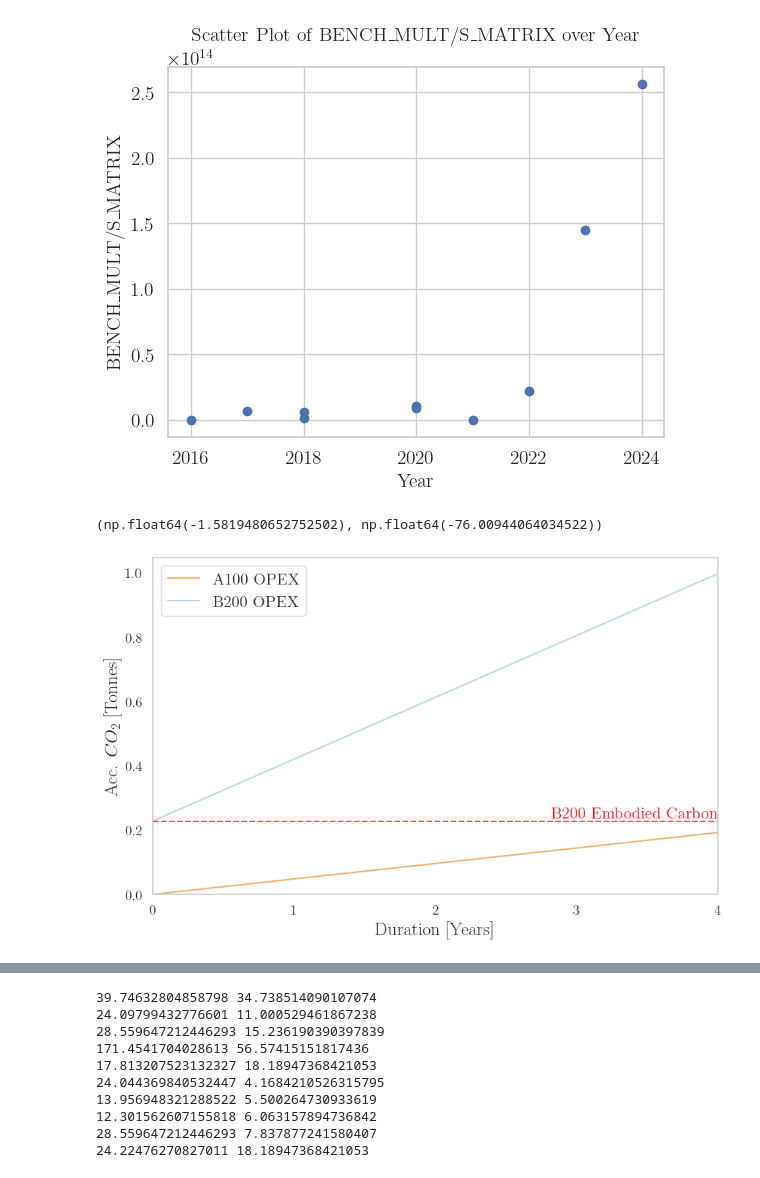
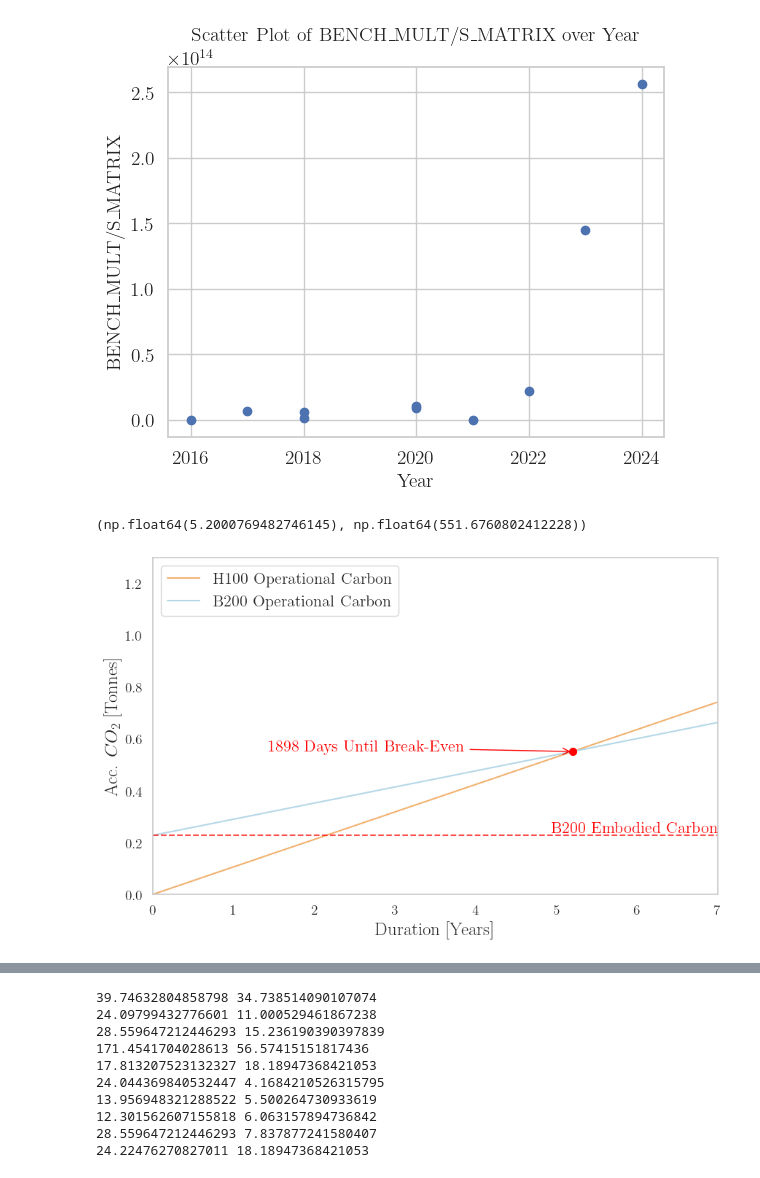
Before and after one commit to hpides/gpu-lifecycle-analysis, a Jupyter notebook: notebooks/trends.ipynb, the cells around one changed output, grey strips where cells are left out. Cells and saved outputs as stored; diff of their text form; code cells hidden in the pictures.

Commit message:
final plots done

```diff
--- a/notebooks/trends.ipynb
+++ b/notebooks/trends.ipynb
@@ -79,7 +79,7 @@ metrics_cols = [col for col, _, _ in metrics]
 
 averages_exclude_last = df_exclude_last[metrics_cols].mean()
 averages_exclude_last_two = df_exclude_last_two[metrics_cols].mean()
-averages_exclude_last_three = df_exclude_last_three[metrics_cols].mean() * 100000000
+averages_exclude_last_three = df_exclude_last_three[metrics_cols].mean()
 
 print("=== Averages (excluding last entry) ===")
 for col, (_, title, unit) in zip(metrics_cols, metrics):
@@ -100,7 +100,7 @@ for ax, (col, title, ylabel) in zip(axes, metrics):
         data=df_sorted,
         x="LABEL", y=col,
         marker="o", linewidth=2,
-        ax=ax, color="C0"
+        ax=ax, color="#F1B16E"
     )
     ax.set_title(title, fontsize=16, weight="bold")
     ax.set_ylabel(ylabel, fontsize=18)
@@ -424,12 +424,12 @@ from matplotlib.ticker import MaxNLocator
 # SCALING = constants.SCALING_EMISSIONS
 # NAME = 'SCALING_EMISSIONS'
 
-SCALING = constants.SCALING_NONE
-NAME = 'SCALING_NONE'
+SCALING = constants.SCALING_UTILIZATION
+NAME = 'SCALING_UTILIZATION'
 
-comparison = compare_gpus(df, "A100", "B200", constants.FP64, "Sweden", 100, 100, SCALING)
+comparison = compare_gpus(df, "H100", "B200", constants.FP64, "Sweden", 75, 75, SCALING)
 
-TIME = 5
+TIME = 8
 
 # Convert from kg → tonnes
 old_opex = [v / 1000 for v in comparison.get("oldSystemOpex")][:TIME]
@@ -458,49 +458,49 @@ plt.rcParams.update({
 
 plt.figure(figsize=(10, 6))  # 10 inches wide, 6 inches tall
 # Plot OPEX lines
-plt.plot(old_opex, label="A100 OPEX", color="#F1B16E")
-plt.plot(new_opex, label="B200 OPEX", color="#B4D8E7")
+plt.plot(old_opex, label="H100 Operational Carbon", color="#F1B16E")
+plt.plot(new_opex, label="B200 Operational Carbon", color="#B4D8E7")
 
 # Force axis to start at (0,0)
 plt.xlim(left=0)
-plt.ylim(bottom=0)
+plt.ylim(bottom=0, top=1.3)
 plt.xlim(right=TIME-1)
 
 # Add horizontal line for embodied carbon (y-intercept of new GPU curve)
 embodied_carbon = new_opex[0]
 plt.axhline(embodied_carbon, color="red", linestyle="--", alpha=0.7)
 plt.text(
     len(new_opex) - 1, embodied_carbon,
     "B200 Embodied Carbon",
     color="red",
     va="bottom", ha="right", fontsize=16
 )
 
 # Add intersection marker + label
 if intersect_days is not None:
     plt.scatter(x_intersect, y_intersect, color="red", zorder=5, s=50)
     plt.annotate(
         f"{intersect_days:.0f} Days Until Break-Even",
         xy=(x_intersect, y_intersect),
-        xytext=(80, 0),
+        xytext=(-300, 0),
         textcoords="offset points",
         arrowprops=dict(arrowstyle="->", color="red"),
         fontsize=16,
         color="red",
     )
 
 # Labels and formatting
 plt.gca().xaxis.set_major_locator(MaxNLocator(integer=True))
 plt.xlabel("Duration [Years]")
 plt.ylabel("Acc. $CO_2$ [Tonnes]")
-plt.legend()
+plt.legend(loc='upper left')
 plt.grid(False)
 
 plt.savefig(f"comparison_{NAME}.svg", bbox_inches='tight')
 plt.show()
 # %% [output]
-(np.float64(-1.5819480652752502), np.float64(-76.00944064034522))
+(np.float64(5.2000769482746145), np.float64(551.6760802412228))
-[figure, old version]
+[figure, new version]
 # %%
 import matplotlib.pyplot as plt
 
```
Also changed, not shown: parts of 6 cells of this notebook, 12 other files.
